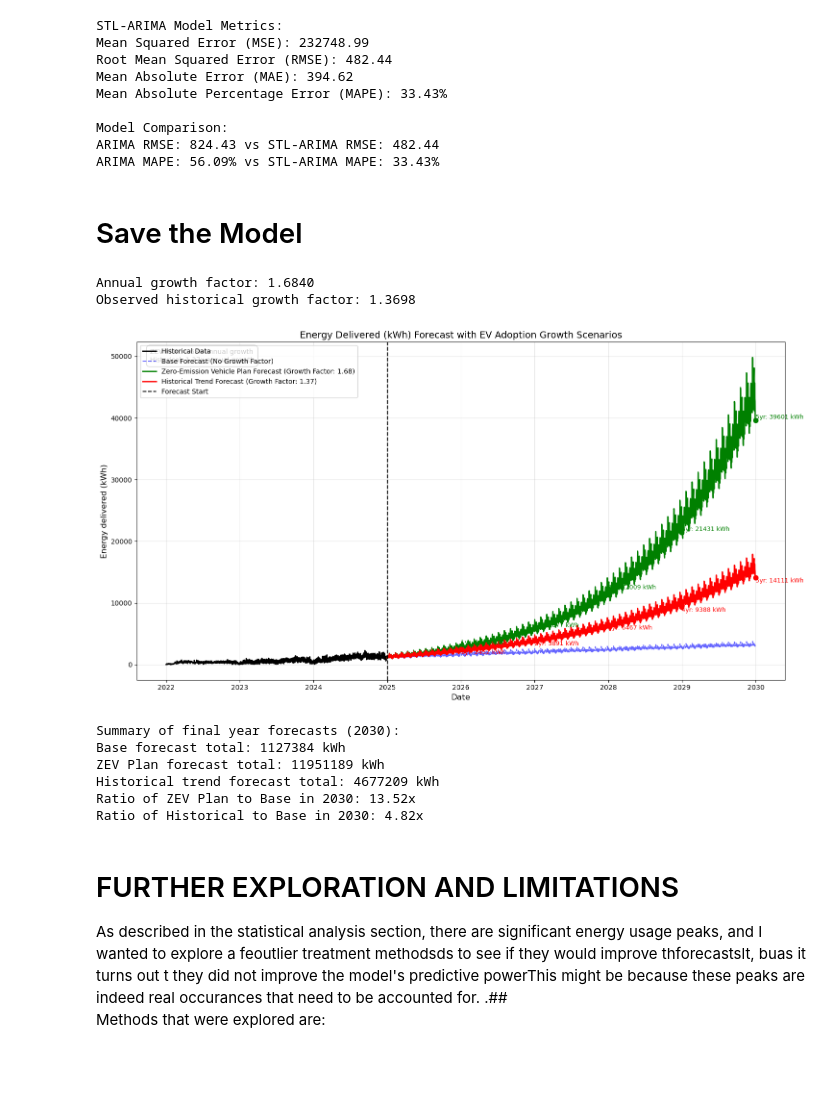
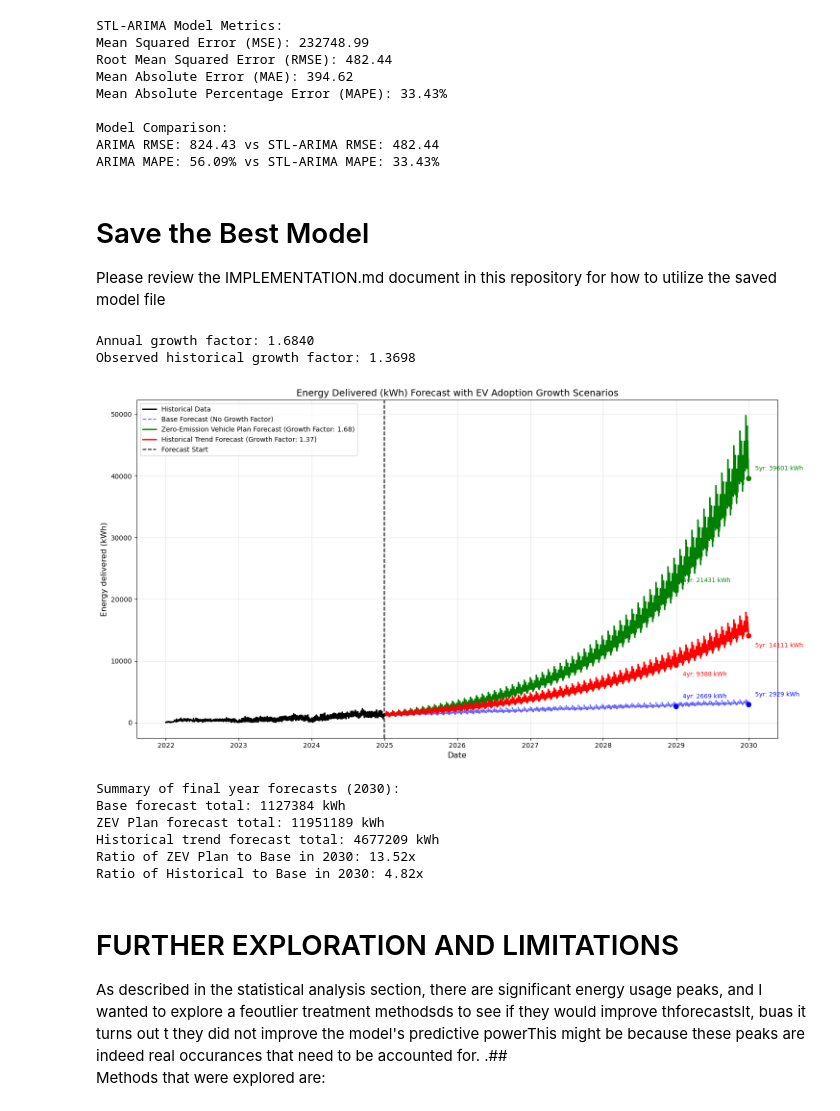
Before and after one commit to elmunoz42/sbcc-ev-charging-stations, a Jupyter notebook: data-analysis-days.ipynb, the cells around one changed output. Drawn from its saved outputs; the diff is of its cells as text; code cells hidden in the pictures; blank space fills up the shorter version.

```diff
--- a/data-analysis-days.ipynb
+++ b/data-analysis-days.ipynb
@@ -843,7 +843,8 @@ Model Comparison:
 ARIMA RMSE: 824.43 vs STL-ARIMA RMSE: 482.44
 ARIMA MAPE: 56.09% vs STL-ARIMA MAPE: 33.43%
 # %% [markdown]
-# Save the Model
+# Save the Best Model
+Please review the IMPLEMENTATION.md document in this repository for how to utilize the saved model file
 # %%
 import pickle
 
@@ -921,59 +922,81 @@ plt.plot(observed_forecast.index, observed_forecast,
 plt.axvline(x=last_date, color='black', linestyle='--', label='Forecast Start')
 
 # Add reference points for the projected forecast
-years_to_mark = [1, 2, 3, 4, 5]
+years_to_mark = [4, 5]
 for year in years_to_mark:
     year_date = last_date + pd.Timedelta(days=365*year)
+
+    # For baseline forecast
+    base_value = base_forecast.loc[year_date]
+    plt.scatter(year_date, base_value, color='blue', zorder=5, s=50)
+    plt.annotate(
+        f'{year}yr: {base_value:.0f} kWh',
+        xy=(year_date, base_value),
+        xytext=(10, 10),  # Offset text slightly
+        textcoords='offset points',
+        fontsize=9,
+        color='blue',
+        # rotation=25,  # Rotate text diagonally
+        va='bottom',
+        ha='left'
+    )
 
     # For projected forecast
     projected_value = projected_forecast.loc[year_date]
     plt.scatter(year_date, projected_value, color='green', zorder=5, s=50)
-    plt.text(year_date, projected_value, f'{year}yr: {projected_value:.0f} kWh',
-             verticalalignment='bottom', horizontalalignment='left', fontsize=9, color='green')
+    plt.annotate(
+        f'{year}yr: {projected_value:.0f} kWh',
+        xy=(year_date, projected_value),
+        xytext=(10, 10),  # Offset text slightly
+        textcoords='offset points',
+        fontsize=9,
+        color='green',
+        # rotation=25,  # Rotate text diagonally
+        va='bottom',
+        ha='left'
+    )
 
-    # For observed forecast (offset text slightly)
+    # For observed forecast (offset text in a different direction)
     observed_value = observed_forecast.loc[year_date]
     plt.scatter(year_date, observed_value, color='red', zorder=5, s=50)
-    plt.text(year_date, observed_value, f'{year}yr: {observed_value:.0f} kWh',
-             verticalalignment='top', horizontalalignment='left', fontsize=9, color='red')
-
-# Add annotations to explain the differences
-plt.annotate(
-    f"ZEV Plan: {annual_growth_factor:.2f}x annual growth\n"
-    f"Historical: {observed_growth_factor:.2f}x annual growth",
-    xy=(0.02, 0.98),
-    xycoords='axes fraction',
-    bbox=dict(boxstyle="round,pad=0.5", fc="white", alpha=0.8),
-    va='top',
-    fontsize=10
-)
+    plt.annotate(
+        f'{year}yr: {observed_value:.0f} kWh',
+        xy=(year_date, observed_value),
+        xytext=(10, -10),  # Offset below the point
+        textcoords='offset points',
+        fontsize=9,
+        color='red',
+        # rotation=25,  # Rotate text diagonally
+        va='top',
+        ha='left'
+    )
 
 # Add a descriptive title and labels
 plt.legend(loc='upper left')
 plt.title('Energy Delivered (kWh) Forecast with EV Adoption Growth Scenarios', fontsize=14)
 plt.xlabel('Date', fontsize=12)
 plt.ylabel('Energy delivered (kWh)', fontsize=12)
 plt.grid(True, alpha=0.3)
 plt.tight_layout()
 
 # Save the figure
 plt.savefig('images/days/ev_adoption_scenarios_forecast.jpg', dpi=300, bbox_inches='tight')
 plt.show()
 
 # Show summary statistics for the final year of each forecast
 end_date = future_dates[-1]
 start_date_of_final_year = end_date - pd.Timedelta(days=365)
 
 print("\nSummary of final year forecasts (2030):")
 print(f"Base forecast total: {base_forecast[start_date_of_final_year:].sum():.0f} kWh")
 print(f"ZEV Plan forecast total: {projected_forecast[start_date_of_final_year:].sum():.0f} kWh")
 print(f"Historical trend forecast total: {observed_forecast[start_date_of_final_year:].sum():.0f} kWh")
 print(f"Ratio of ZEV Plan to Base in 2030: {projected_forecast[end_date]/base_forecast[end_date]:.2f}x")
 print(f"Ratio of Historical to Base in 2030: {observed_forecast[end_date]/base_forecast[end_date]:.2f}x")
 # %% [output]
 Annual growth factor: 1.6840
 Observed historical growth factor: 1.3698
-[figure, old version]
+[figure, new version]
 Summary of final year forecasts (2030):
 Base forecast total: 1127384 kWh
 ZEV Plan forecast total: 11951189 kWh
```
Also changed, not shown: 1 other file.
